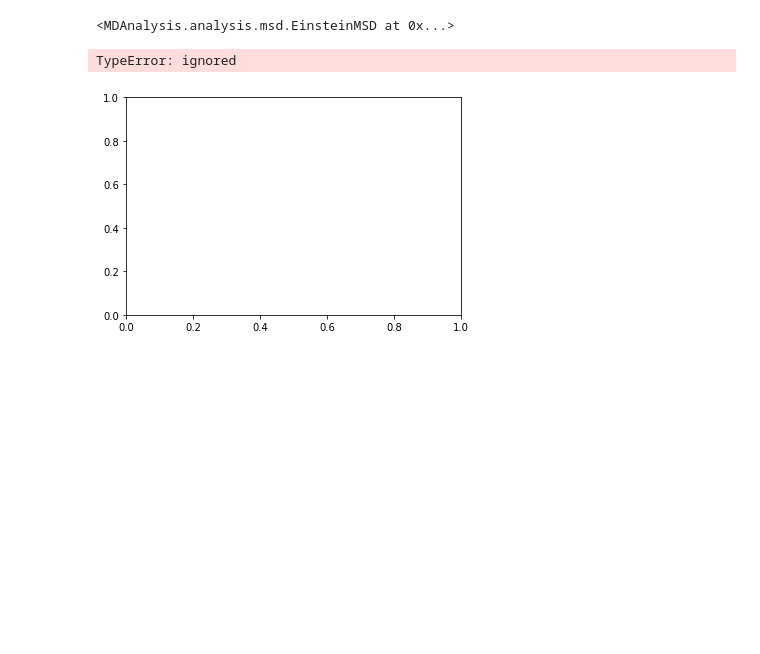
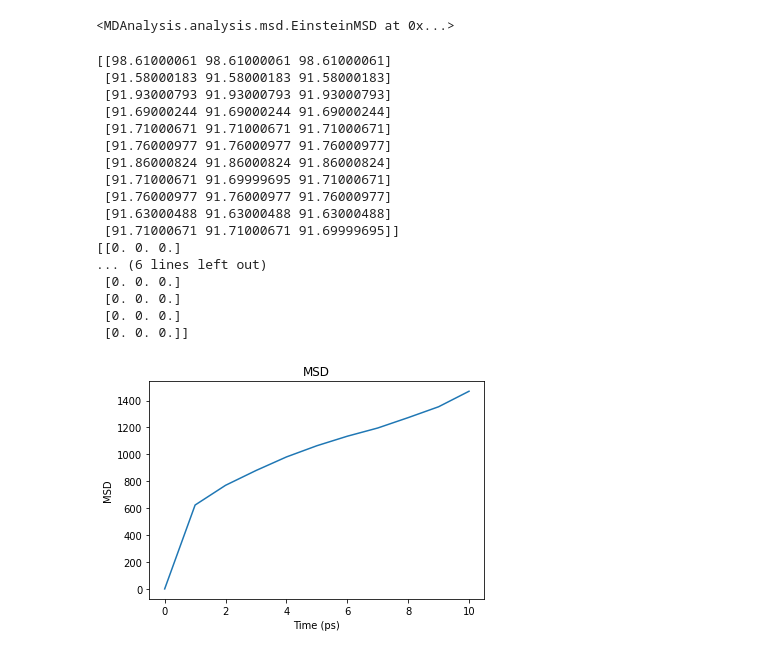
Before and after one commit to sloverde/Polyethylene, a Jupyter notebook: Polyethylene4.ipynb, the cells around one changed output. Drawn from its saved outputs; the diff is of its cells as text; code cells hidden in the pictures; blank space fills up the shorter version.

```diff
--- a/Polyethylene4.ipynb
+++ b/Polyethylene4.ipynb
@@ -301,15 +297,40 @@ MSD = msd.EinsteinMSD(u, select='all', msd_type='xyz', fft=False)
 MSD.run()
 # %% [output]
 <MDAnalysis.analysis.msd.EinsteinMSD at 0x...>
-# %%
-nframes = MSD.n_frames
-timestep = 1 # this needs to be the actual time between frames
-lagtimes = 1000*timestep # make the lag-time axis
-fig = plt.figure()
-ax = plt.axes()
-# plot the actual MSD
-ax.plot(lagtimes, msd)
-exact = lagtimes*6
-# %% [output]
-TypeError: ignored
-[figure, removed]
+# %%
+import numpy as np
+nframes = MSD.n_frames
+timestep = 1 # this needs to be the actual time between frames
+lagtimes = np.arange(nframes)*timestep # make the lag-time axis
+
+# find the min and max of the positions
+# if the trajectory is wrapped, these will all be inside the primary box
+print(np.max(MSD._position_array, axis=1))
+print(np.min(MSD._position_array, axis=1))
+
+
+#Plot the actual MSD
+plt.xlabel('Time (ps)')
+plt.ylabel('MSD')
+plt.title('MSD')
+plt.plot(lagtimes,MSD.results.timeseries)
+plt.show()
+# %% [output]
+[[98.61000061 98.61000061 98.61000061]
+ [91.58000183 91.58000183 91.58000183]
+ [91.93000793 91.93000793 91.93000793]
+ [91.69000244 91.69000244 91.69000244]
+ [91.71000671 91.71000671 91.71000671]
+ [91.76000977 91.76000977 91.76000977]
+ [91.86000824 91.86000824 91.86000824]
+ [91.71000671 91.69999695 91.71000671]
+ [91.76000977 91.76000977 91.76000977]
+ [91.63000488 91.63000488 91.63000488]
+ [91.71000671 91.71000671 91.69999695]]
+[[0. 0. 0.]
+... (6 lines left out)
+ [0. 0. 0.]
+ [0. 0. 0.]
+ [0. 0. 0.]
+ [0. 0. 0.]]
+[figure, added]
```
Also changed, not shown: parts of 2 cells of this notebook.
